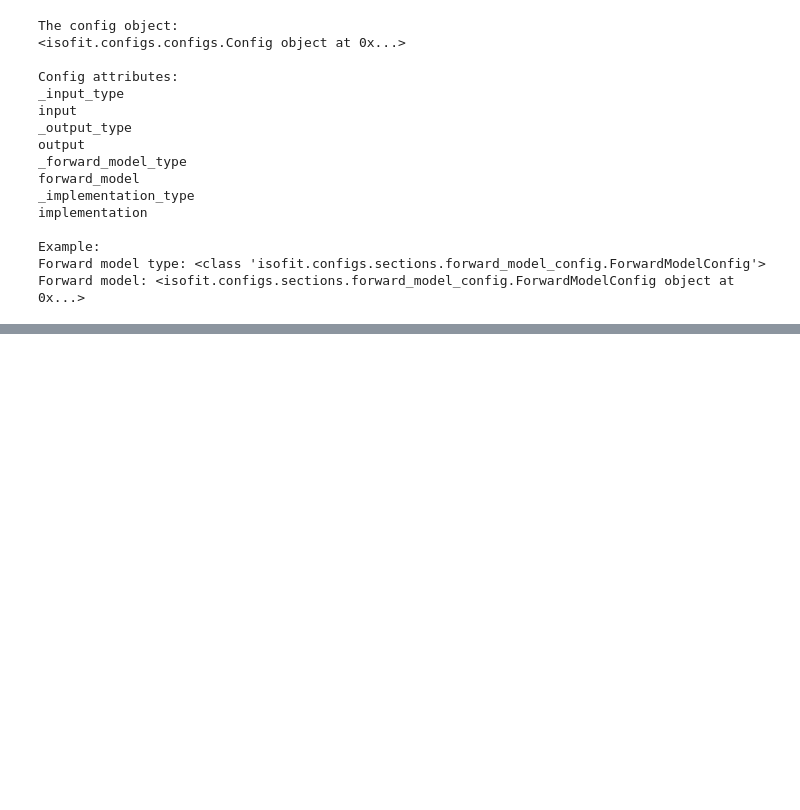
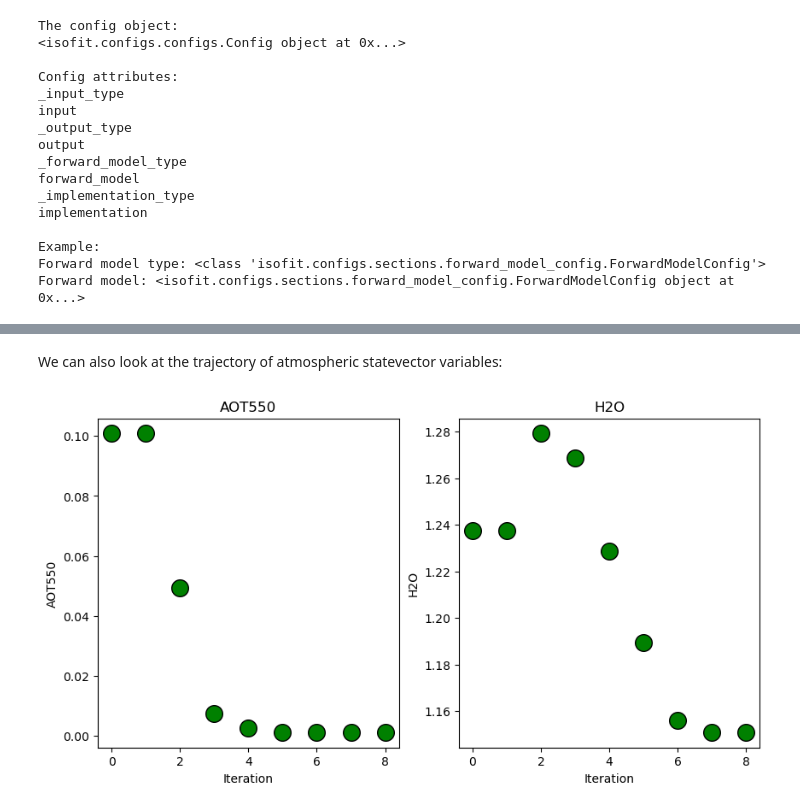
Before and after one commit to isofit/isofit-tutorials, a Jupyter notebook: isofit-tutorials/source/how_to_run/functions.ipynb, the cells around one changed output, grey strips where cells are left out. Cells and saved outputs as stored; diff of their text form; code cells hidden in the pictures; blank space fills up the shorter version.

```diff
--- a/isofit-tutorials/source/how_to_run/functions.ipynb
+++ b/isofit-tutorials/source/how_to_run/functions.ipynb
@@ -79,3 +90,12 @@ Forward model: <isofit.configs.sections.forward_model_config.ForwardModelConfig
 # %%
-multi_fm = ForwardModel(config)
-multi_iv = Inversion(config, multi_fm)
+print('The expected location of the LUT:')
+print(config.forward_model.radiative_transfer.radiative_transfer_engines[0].lut_path)
+print()
+
+# Initialized from the config:
+fm = ForwardModel(config)
+
+# Print the three forward model components
+print(fm.instrument)
+print(fm.RT)
+print(fm.surface)
@@ -81,0 +251,18 @@ multi_iv = Inversion(config, multi_fm)
+# %% [markdown]
+We can also look at the trajectory of atmospheric statevector variables:
+# %%
+fig, axs = plt.subplots(1, 2, sharex=True, figsize=(10, 5))
+iters = [i for i in range(len(oe))]
+axs[0].set_title('AOT550')
+axs[0].scatter(iters, oe[:, -2], edgecolor='black', facecolor='green', s=200)
+axs[0].set_ylabel('AOT550')
+
+axs[1].set_title('H2O')
+axs[1].scatter(iters, oe[:, -1], edgecolor='black', facecolor='green', s=200)
+axs[1].set_ylabel('H2O')
+
+axs[0].set_xlabel('Iteration')
+axs[1].set_xlabel('Iteration')
+plt.show()
+# %% [output]
+[figure, added]
```
Also changed, not shown: parts of 28 cells of this notebook, 1 other file.
